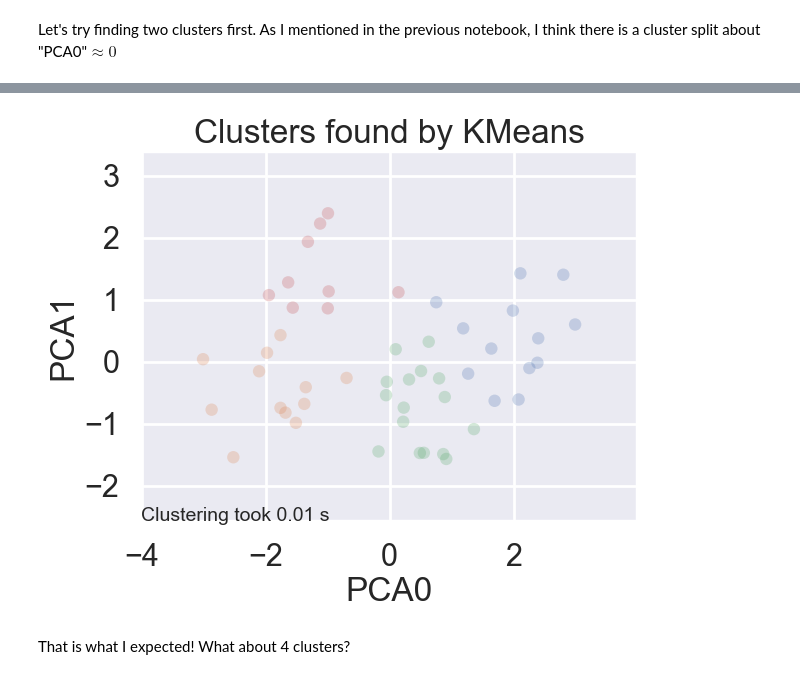
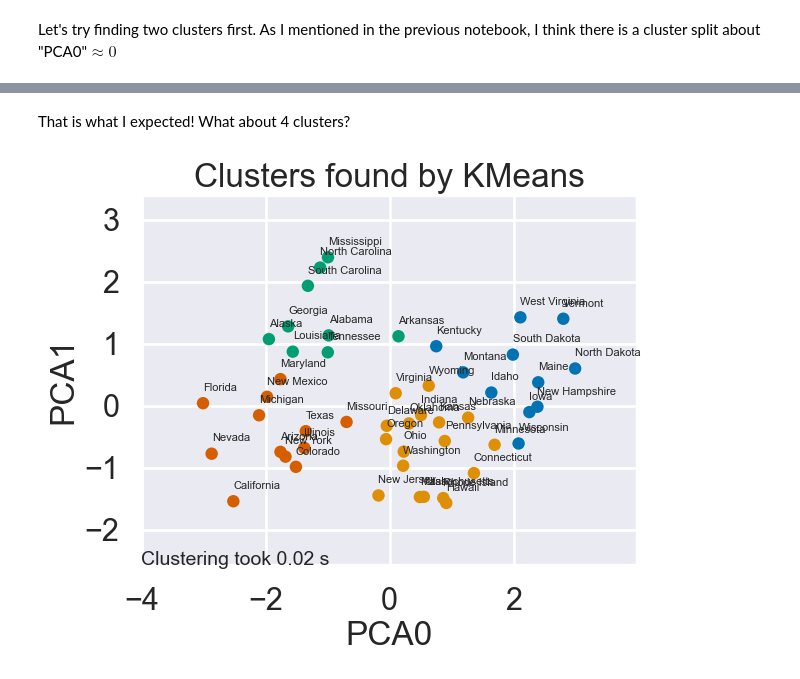
Before and after one commit to hoganman/unsuperlearn, a Jupyter notebook: 02-clustering.ipynb, the cells around one changed output, grey strips where cells are left out. Saved outputs shown, nothing was run; the diff lists cells and outputs as text; code cells hidden in the pictures.

```diff
--- a/02-clustering.ipynb
+++ b/02-clustering.ipynb
@@ -152,6 +179,6 @@ plot_clusters(cluster_data, cluster.KMeans, (), {'n_clusters': 2, "n_init": "aut
-# %%
-plot_clusters(cluster_data, cluster.KMeans, (), {'n_clusters': 4, "n_init": "auto"})
-# %% [output]
-[figure, removed]
 # %% [markdown]
 That is what I expected! What about 4 clusters?
+# %%
+plot_clusters(usarrests_df[["PCA0", "PCA1", "State"]], cluster.KMeans, (), {'n_clusters': 4, "n_init": "auto"})
+# %% [output]
+[figure, added]
```
Also changed, not shown: parts of 11 cells of this notebook.
